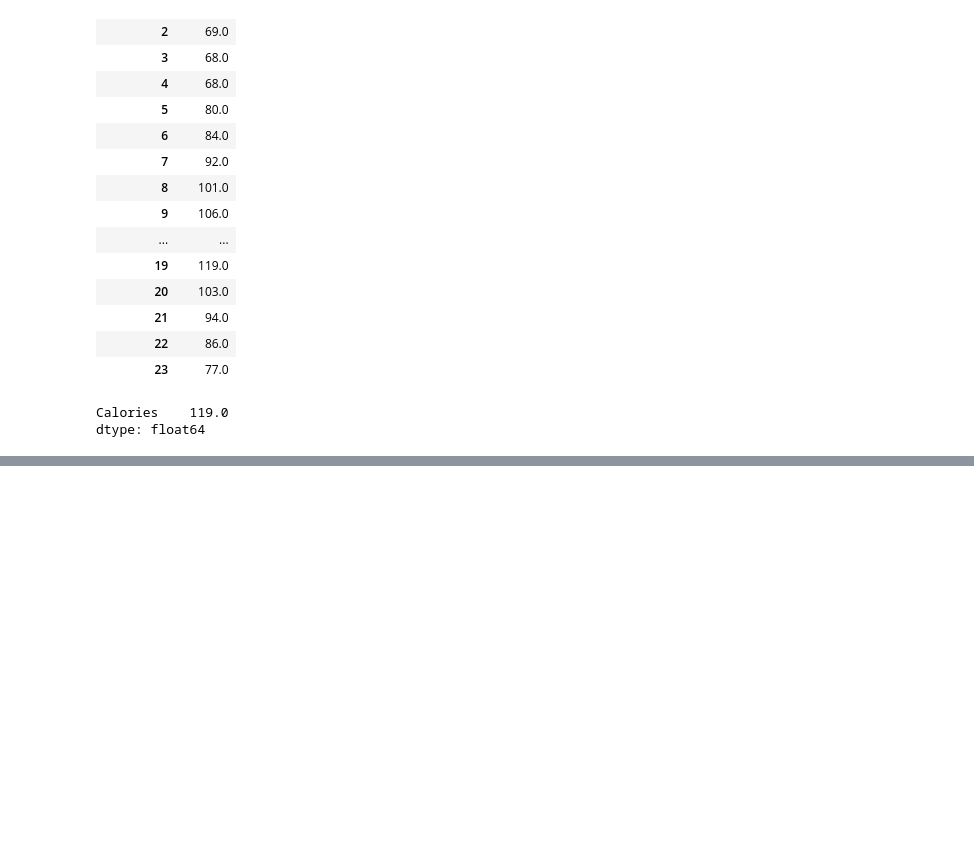
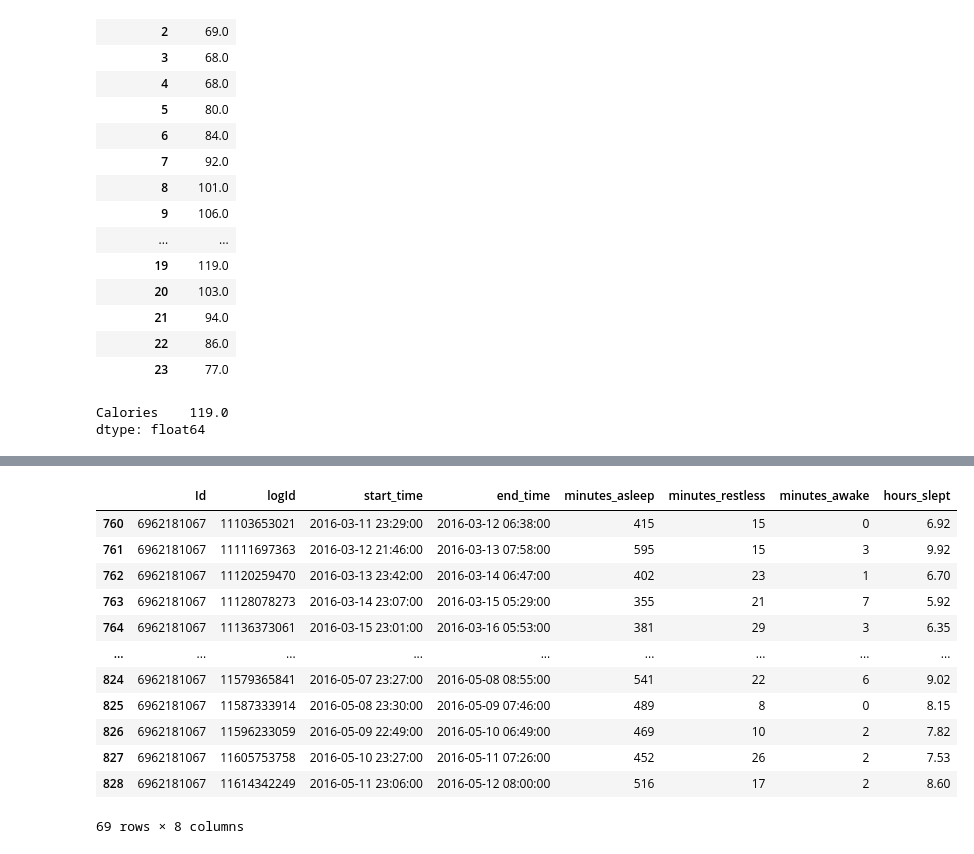
Before and after one commit to danijia/bellabeat-case-study, a Jupyter notebook: Jupyter Notebooks/bellabeat-case-study.ipynb, the cells around one changed output, grey strips where cells are left out. Drawn from its saved outputs; the diff is of its cells as text; code cells hidden in the pictures; blank space fills up the shorter version.

Commit message:
Kaggle Notebook | BellaBeat Case Study | Version 5

```diff
--- a/Jupyter Notebooks/bellabeat-case-study.ipynb
+++ b/Jupyter Notebooks/bellabeat-case-study.ipynb
@@ -595,0 +496,15 @@ weight_log_info.Id.nunique() # not everyone tracked their weight
+# %%
+# find minutes sleep, minutes restless, and minutes awake
+sleep_summary = (minute_sleep
+    .groupby(['Id', 'logId'])
+    .agg (
+        start_time=('date', 'min'),
+        end_time=('date', 'max'),
+        minutes_asleep=('value', lambda x: ( x == 1).sum()),
+        minutes_restless=('value', lambda x: (x == 2).sum()),
+        minutes_awake=('value', lambda x: (x == 3).sum())
+    )
+    .reset_index()
+)
+
+sleep_summary.head()
@@ -595,0 +518,34 @@ weight_log_info.Id.nunique() # not everyone tracked their weight
+# %%
+# add hours_slept column, where we calculate how many hours users slept rounded to 2 decimal places
+sleep_summary['hours_slept'] = (sleep_summary['minutes_asleep'] / 60).round(2)
+
+# sleep_summary.head(5).sort_values('start_time', ascending=True)
+# %%
+# display(sleep_summary[sleep_summary['hours_slept'] < 7].sort_values('start_time', ascending=True).reset_index(drop=True)) # 599
+# display(sleep_summary[sleep_summary['hours_slept'] >= 7].sort_values('start_time', ascending=True).reset_index(drop=True)) # 408
+
+# are users that get more sleep more active??
+
+# print(sleep_summary.Id.nunique()) # only 25 users tracked sleep
+
+# sleep_summary.info() # 1007 entries
+
+# display(sleep_summary.groupby('Id')[['hours_slept']].mean().round(2)) # average hours slept per Id
+
+display(sleep_summary[sleep_summary['Id'] == 6962181067]) # tracked their sleep quite a bit during the study
+
+# seems like many people weren't consistent with tracking their sleep
+# %% [output]
+|  | Id | logId | start_time | end_time | minutes_asleep | minutes_restless | minutes_awake | hours_slept |
+| 760 | 6962181067 | 11103653021 | 2016-03-11 23:29:00 | 2016-03-12 06:38:00 | 415 | 15 | 0 | 6.92 |
+| 761 | 6962181067 | 11111697363 | 2016-03-12 21:46:00 | 2016-03-13 07:58:00 | 595 | 15 | 3 | 9.92 |
+| 762 | 6962181067 | 11120259470 | 2016-03-13 23:42:00 | 2016-03-14 06:47:00 | 402 | 23 | 1 | 6.70 |
+| 763 | 6962181067 | 11128078273 | 2016-03-14 23:07:00 | 2016-03-15 05:29:00 | 355 | 21 | 7 | 5.92 |
+| 764 | 6962181067 | 11136373061 | 2016-03-15 23:01:00 | 2016-03-16 05:53:00 | 381 | 29 | 3 | 6.35 |
+| ... | ... | ... | ... | ... | ... | ... | ... | ... |
+| 824 | 6962181067 | 11579365841 | 2016-05-07 23:27:00 | 2016-05-08 08:55:00 | 541 | 22 | 6 | 9.02 |
+| 825 | 6962181067 | 11587333914 | 2016-05-08 23:30:00 | 2016-05-09 07:46:00 | 489 | 8 | 0 | 8.15 |
+| 826 | 6962181067 | 11596233059 | 2016-05-09 22:49:00 | 2016-05-10 06:49:00 | 469 | 10 | 2 | 7.82 |
+| 827 | 6962181067 | 11605753758 | 2016-05-10 23:27:00 | 2016-05-11 07:26:00 | 452 | 26 | 2 | 7.53 |
+| 828 | 6962181067 | 11614342249 | 2016-05-11 23:06:00 | 2016-05-12 08:00:00 | 516 | 17 | 2 | 8.60 |
+69 rows × 8 columns
```
Also changed, not shown: parts of 15 cells of this notebook.
